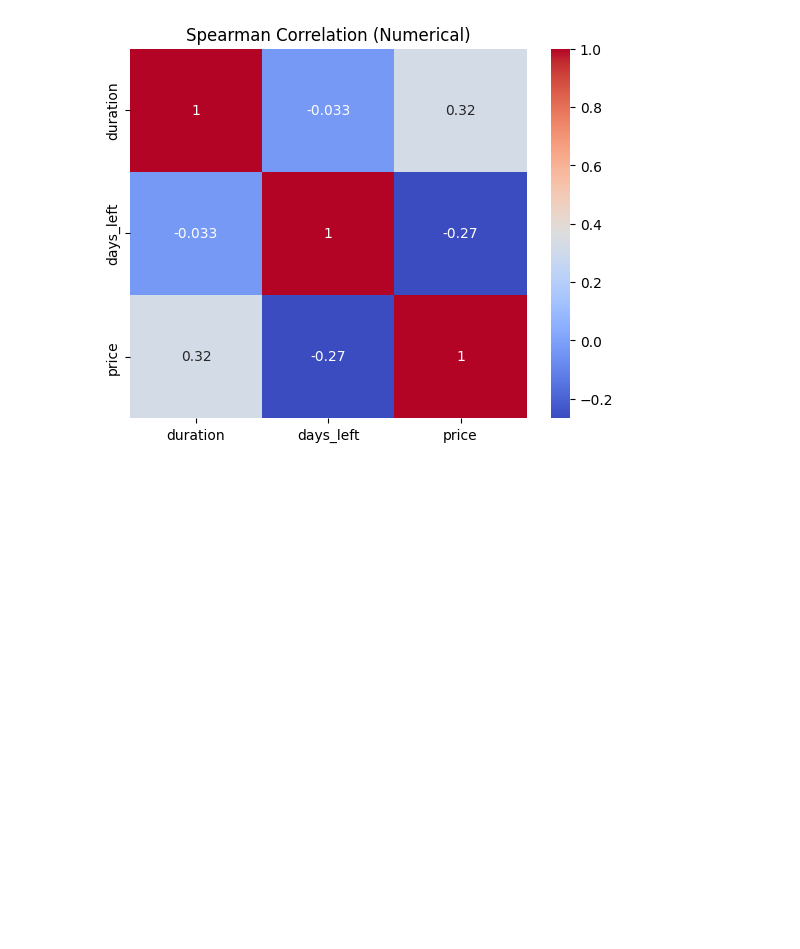
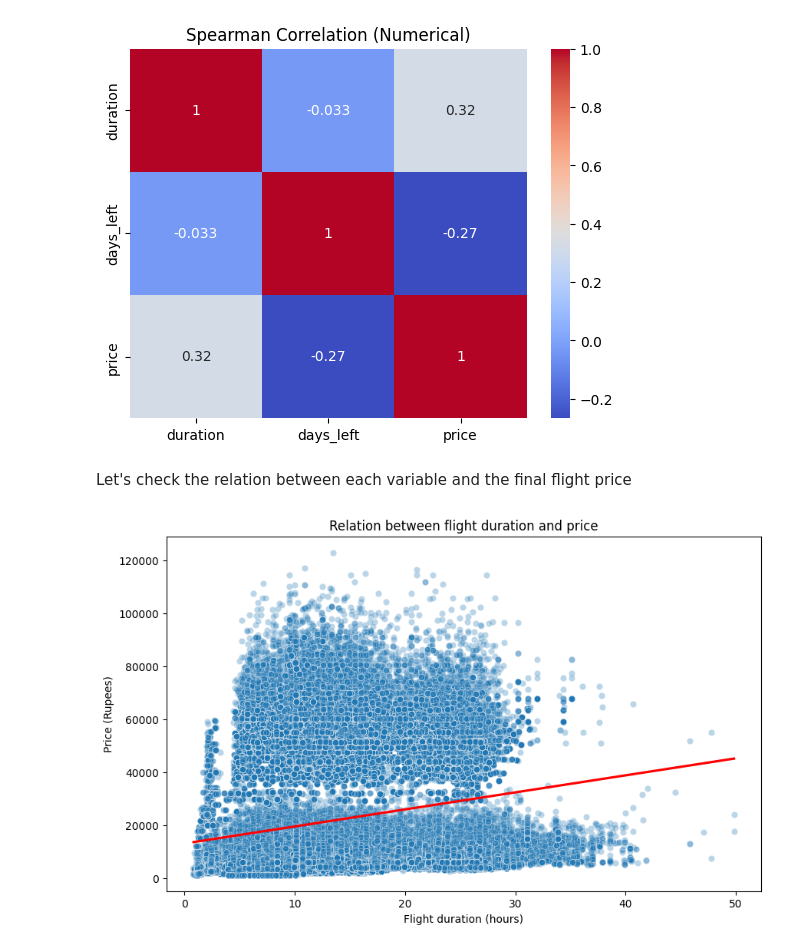
Before and after one commit to Binardino/ML---Flight-Price-Prediction, a Jupyter notebook: notebook/notebook_flight_price.ipynb, the cells around one changed output. Saved outputs shown, nothing was run; the diff lists cells and outputs as text; code cells hidden in the pictures; blank space fills up the shorter version.

Commit message:
feat: add analysis flight duration VS. price

```diff
--- a/notebook/notebook_flight_price.ipynb
+++ b/notebook/notebook_flight_price.ipynb
@@ -268,3 +268,22 @@ Spearman correlations
 | days_left | -0.033094 | 1.000000 | -0.267019 |
 | price | 0.318841 | -0.267019 | 1.000000 |
 [figure]
+# %% [markdown]
+Let's check the relation between each variable and the final flight price
+# %%
+#relation between flight duration & price
+plt.figure(figsize=(10, 6))
+sns.scatterplot(data=df, x="duration", y="price", alpha=0.3)
+sns.regplot(
+    data=df,
+    x="duration",
+    y="price",
+    scatter=False,
+    color="red"
+)
+plt.title("Relation between flight duration and price")
+plt.xlabel("Flight duration (hours)")
+plt.ylabel("Price (Rupees)")
+plt.show()
+# %% [output]
+[figure, added]
```
Also changed, not shown: parts of 1 cell of this notebook.
